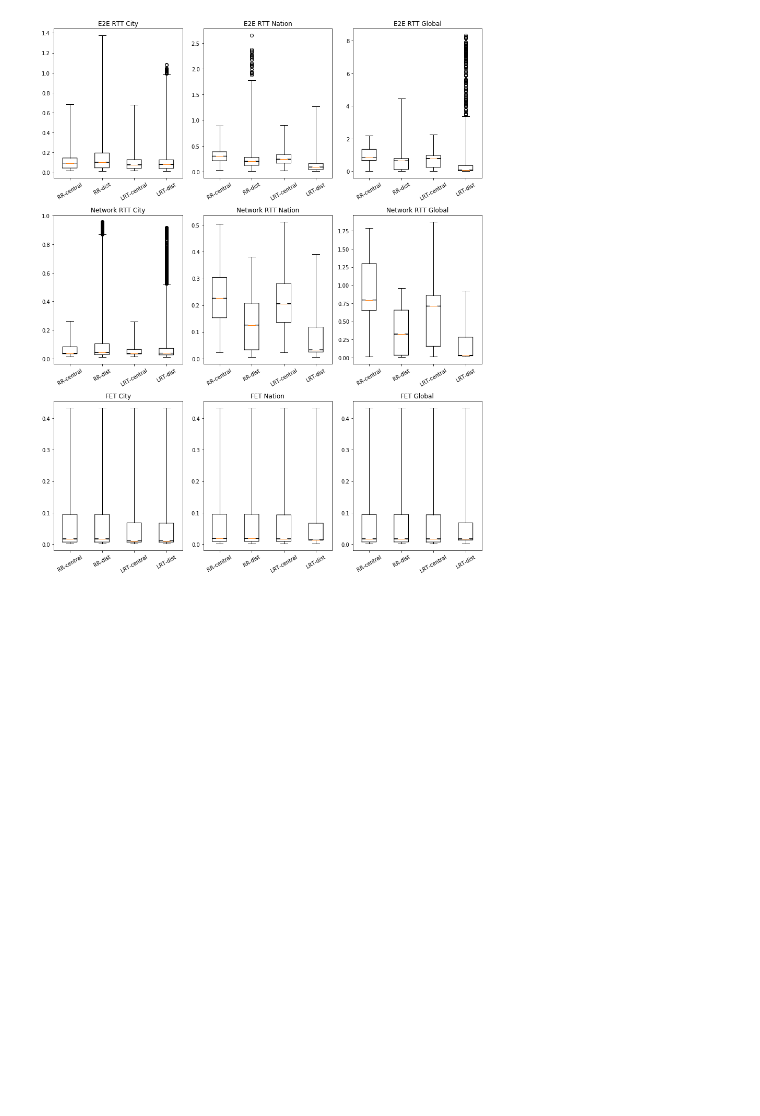
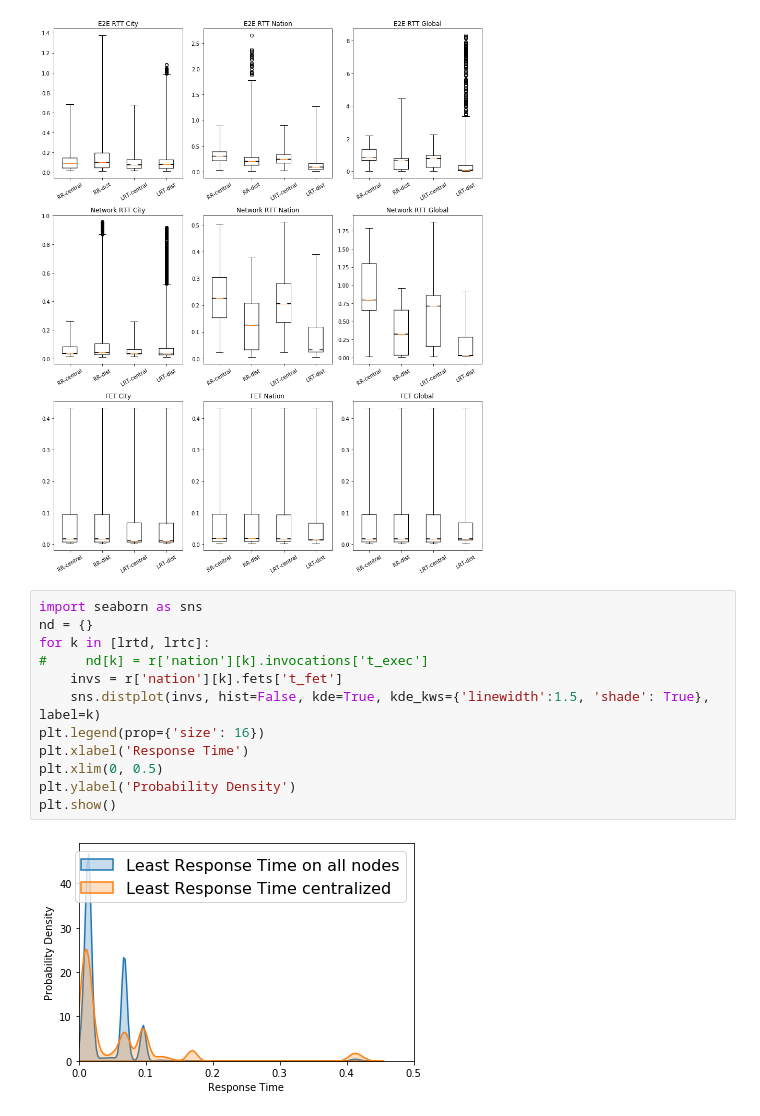
Before and after one commit to edgerun/faas-sim, a Jupyter notebook: ext/jjnp21/experiments/initial_vis.ipynb, the cells around one changed output. Drawn from its saved outputs; the diff is of its cells as text; blank space fills up the shorter version.

```diff
--- a/ext/jjnp21/experiments/initial_vis.ipynb
+++ b/ext/jjnp21/experiments/initial_vis.ipynb
@@ -94,3 +95,17 @@ fig.tight_layout()
 plt.show()
 # %% [output]
 [figure]
+# %%
+import seaborn as sns
+nd = {}
+for k in [lrtd, lrtc]:
+#     nd[k] = r['nation'][k].invocations['t_exec']
+    invs = r['nation'][k].fets['t_fet']
+    sns.distplot(invs, hist=False, kde=True, kde_kws={'linewidth':1.5, 'shade': True}, label=k)
+plt.legend(prop={'size': 16})
+plt.xlabel('Response Time')
+plt.xlim(0, 0.5)
+plt.ylabel('Probability Density')
+plt.show()
+# %% [output]
+[figure, added]
```
Also changed, not shown: parts of 1 cell of this notebook, 8 other files.
